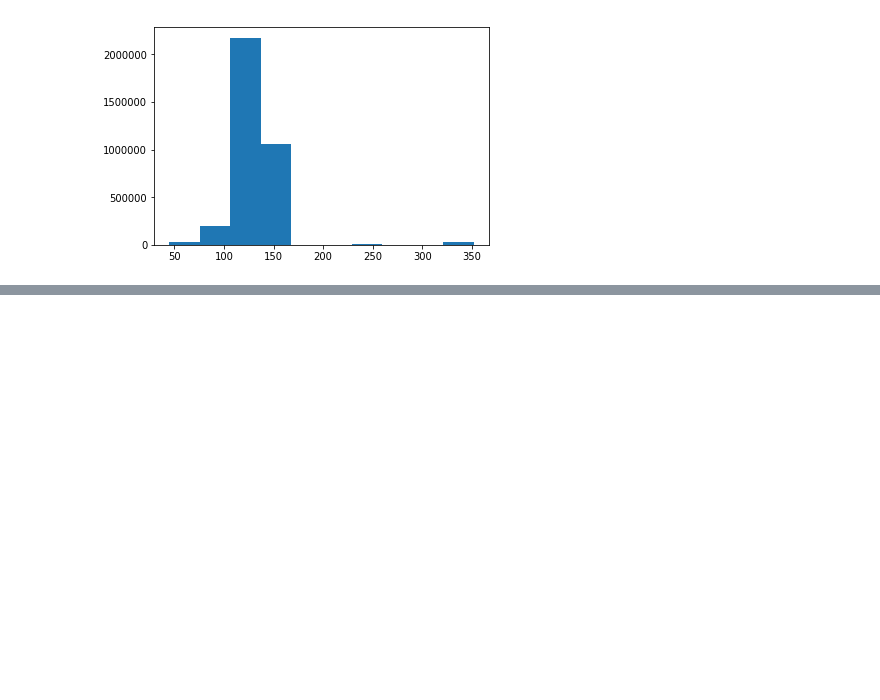
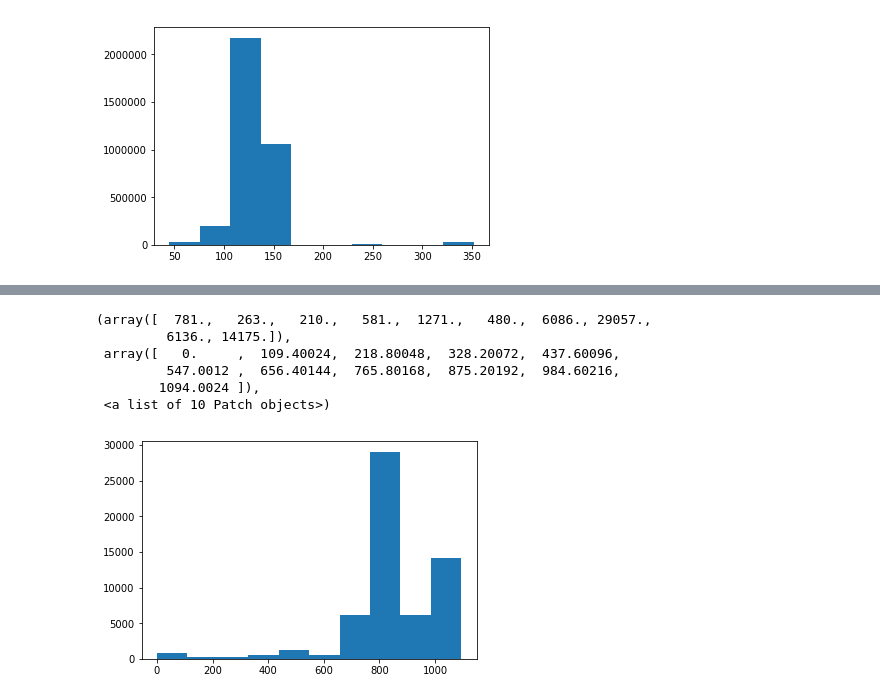
Before and after one commit to kowaalczyk/astronomical-classification, a Jupyter notebook: notebooks/Clustering_Key_Features_exploratory.ipynb, the cells around one changed output, grey strips where cells are left out. Cells and saved outputs as stored; diff of their text form; code cells hidden in the pictures; blank space fills up the shorter version.

```diff
--- a/notebooks/Clustering_Key_Features_exploratory.ipynb
+++ b/notebooks/Clustering_Key_Features_exploratory.ipynb
@@ -527,0 +560,10 @@ plt.hist(test_df.groupby(['object_id']).count().compute().flux)
+# %%
+plt.hist(test_df[0:4000].groupby(['object_id', 'passband']).max().compute().mjd - test_df[0:4000].groupby(['object_id', 'passband']).min().compute().mjd)
+# %% [output]
+(array([  781.,   263.,   210.,   581.,  1271.,   480.,  6086., 29057.,
+         6136., 14175.]),
+ array([   0.     ,  109.40024,  218.80048,  328.20072,  437.60096,
+         547.0012 ,  656.40144,  765.80168,  875.20192,  984.60216,
+        1094.0024 ]),
+ <a list of 10 Patch objects>)
+[figure, added]
```
Also changed, not shown: parts of 5 cells of this notebook.
